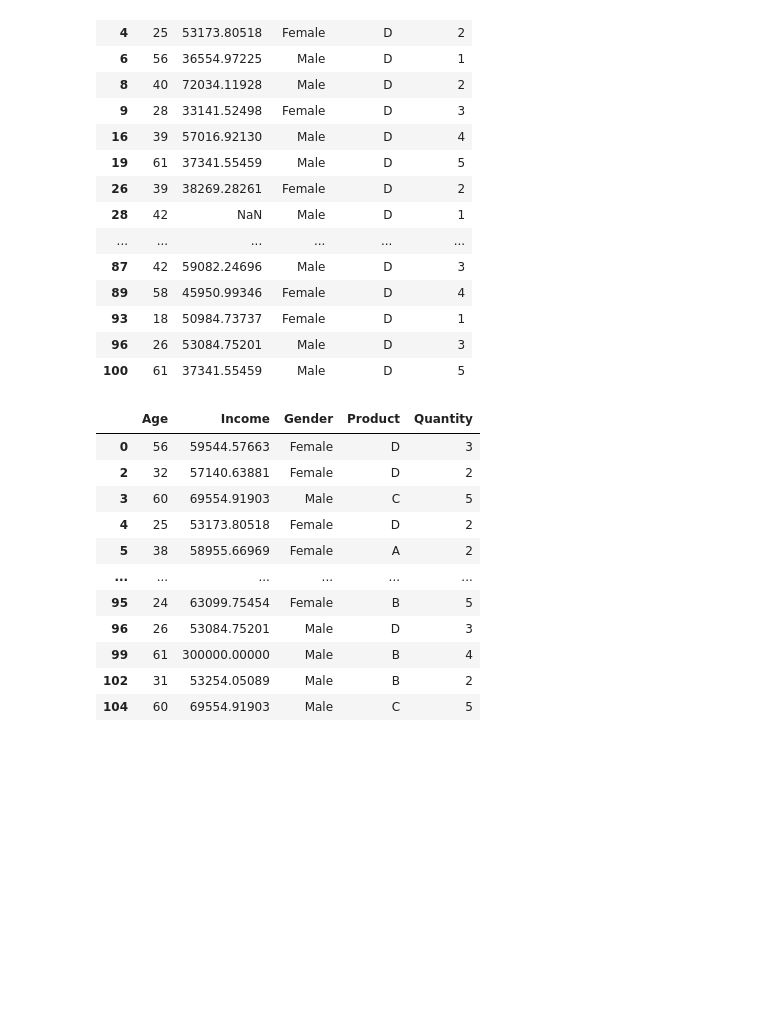
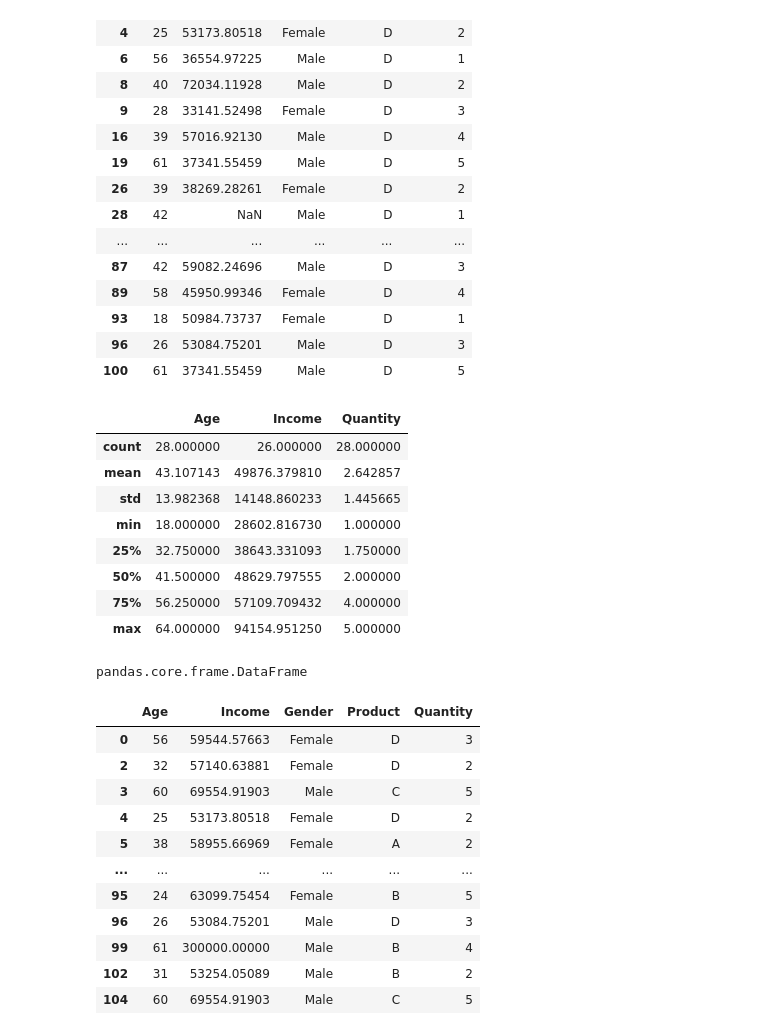
Before and after one commit to LuyiLiuAmber/Luyi, a Jupyter notebook: class1_may10.ipynb, the cells around one changed output. Saved outputs shown, nothing was run; the diff lists cells and outputs as text; code cells hidden in the pictures; blank space fills up the shorter version.

```diff
--- a/class1_may10.ipynb
+++ b/class1_may10.ipynb
@@ -143,6 +143,22 @@ df[df['Product'] == 'D']
 | 93 | 18 | 50984.73737 | Female | D | 1 |
 | 96 | 26 | 53084.75201 | Male | D | 3 |
 | 100 | 61 | 37341.55459 | Male | D | 5 |
+# %%
+df[df['Product'] == 'D'].describe()
+# %% [output]
+|  | Age | Income | Quantity |
+| count | 28.000000 | 26.000000 | 28.000000 |
+| mean | 43.107143 | 49876.379810 | 2.642857 |
+| std | 13.982368 | 14148.860233 | 1.445665 |
+| min | 18.000000 | 28602.816730 | 1.000000 |
+| 25% | 32.750000 | 38643.331093 | 1.750000 |
+| 50% | 41.500000 | 48629.797555 | 2.000000 |
+| 75% | 56.250000 | 57109.709432 | 4.000000 |
+| max | 64.000000 | 94154.951250 | 5.000000 |
+# %%
+type(summary_stats_D)
+# %% [output]
+pandas.core.frame.DataFrame
 # %%
 df[df['Income']> 40000]
 # %% [output]
```
